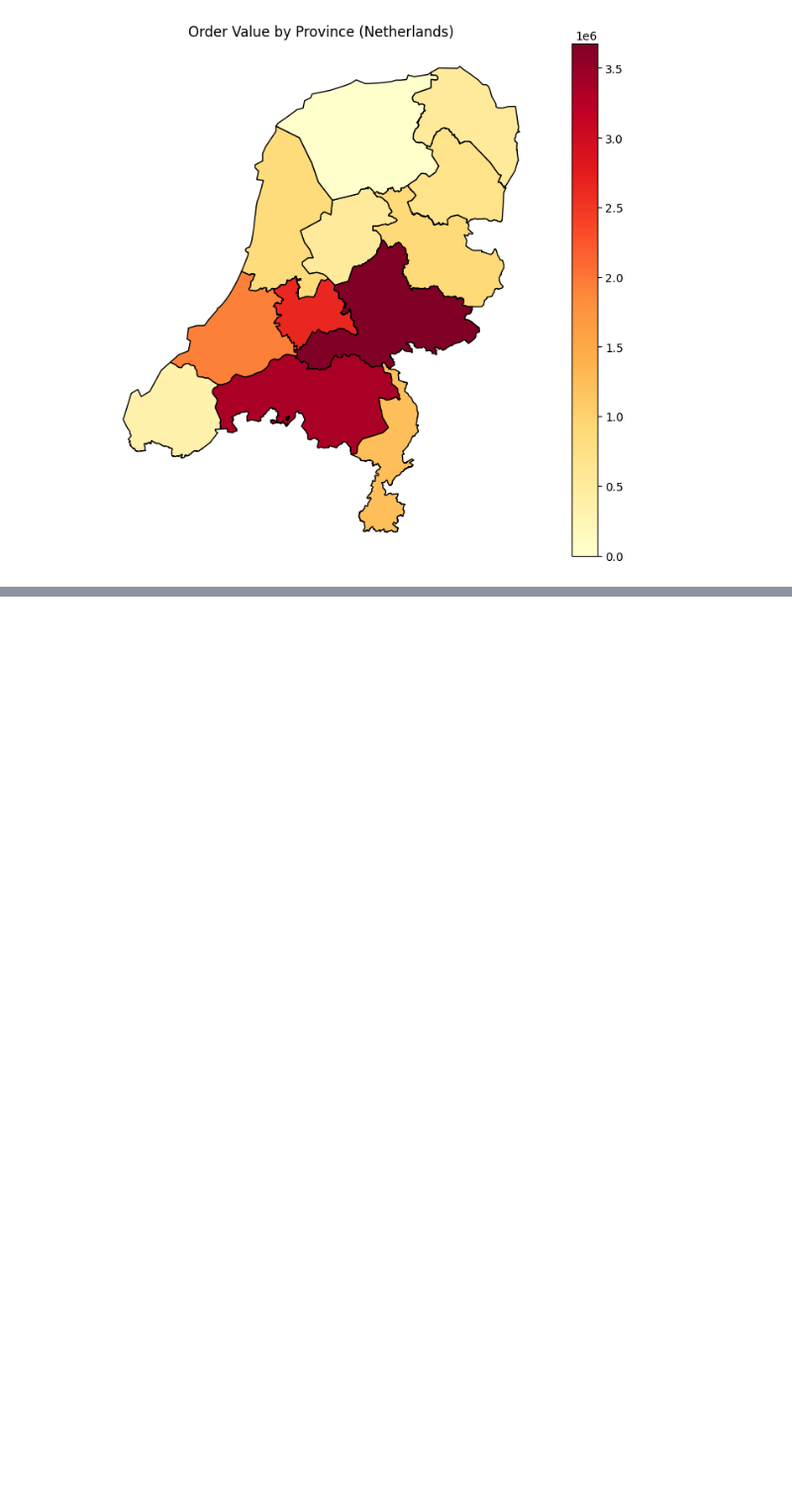
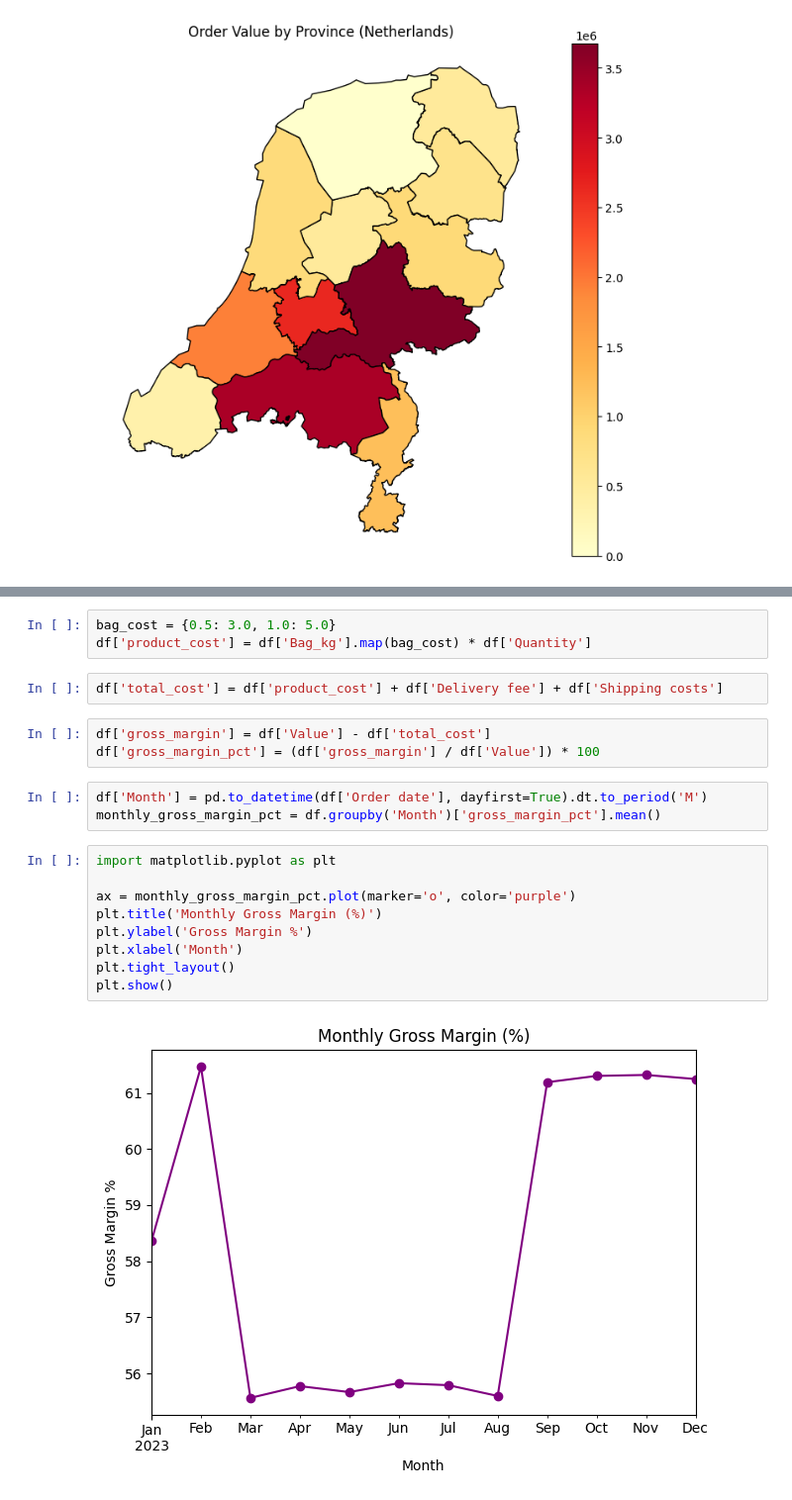
Before and after one commit to SameliaJ/storytelling-with-data, a Jupyter notebook: bean_there_done_that.ipynb, the cells around one changed output, grey strips where cells are left out. Shown: that part at 99% size. Cells and saved outputs as stored; diff of their text form; blank space fills up the shorter version.

```diff
--- a/bean_there_done_that.ipynb
+++ b/bean_there_done_that.ipynb
@@ -254,0 +447,22 @@ plt.show()
+# %%
+bag_cost = {0.5: 3.0, 1.0: 5.0}
+df['product_cost'] = df['Bag_kg'].map(bag_cost) * df['Quantity']
+# %%
+df['total_cost'] = df['product_cost'] + df['Delivery fee'] + df['Shipping costs']
+# %%
+df['gross_margin'] = df['Value'] - df['total_cost']
+df['gross_margin_pct'] = (df['gross_margin'] / df['Value']) * 100
+# %%
+df['Month'] = pd.to_datetime(df['Order date'], dayfirst=True).dt.to_period('M')
+monthly_gross_margin_pct = df.groupby('Month')['gross_margin_pct'].mean()
+# %%
+import matplotlib.pyplot as plt
+
+ax = monthly_gross_margin_pct.plot(marker='o', color='purple')
+plt.title('Monthly Gross Margin (%)')
+plt.ylabel('Gross Margin %')
+plt.xlabel('Month')
+plt.tight_layout()
+plt.show()
+# %% [output]
+[figure, added]
```
Also changed, not shown: parts of 20 cells of this notebook.
